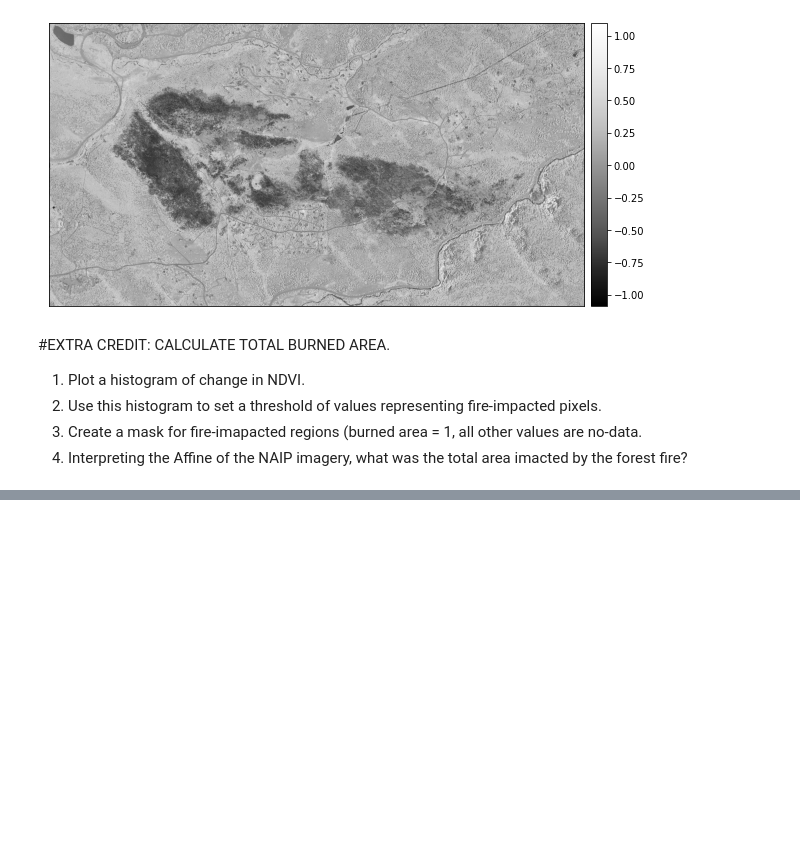
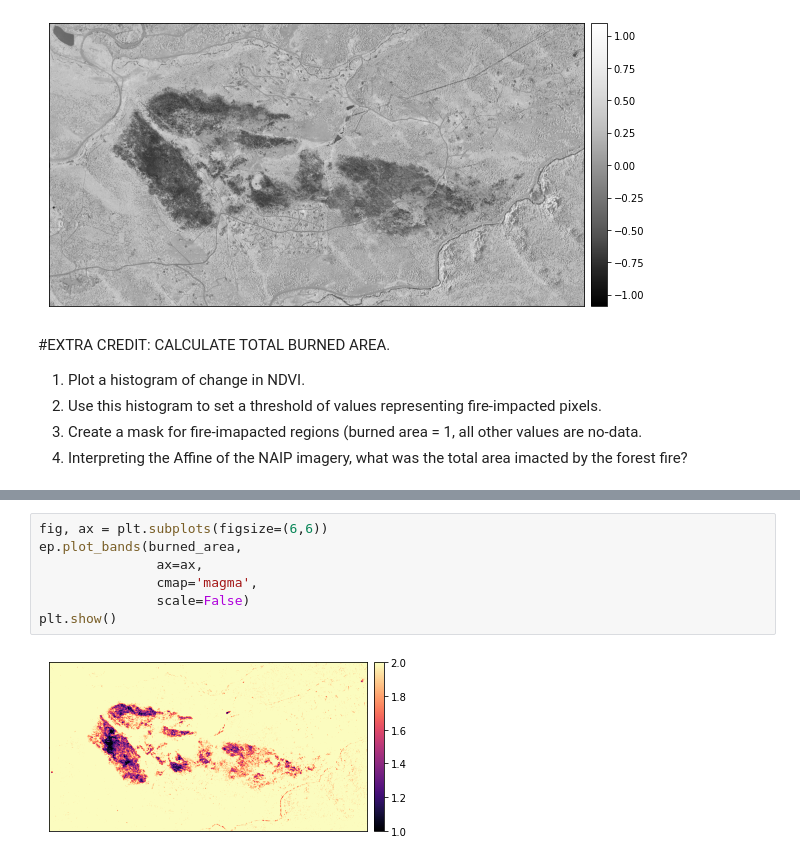
Before and after one commit to megmkoch/EnvDatSci22, a Jupyter notebook: CodeSprints/RasterData101.ipynb, the cells around one changed output, grey strips where cells are left out. Cells and saved outputs as stored; diff of their text form; blank space fills up the shorter version.

```diff
--- a/CodeSprints/RasterData101.ipynb
+++ b/CodeSprints/RasterData101.ipynb
@@ -664,0 +670,9 @@ AttributeError: ignored
+# %%
+fig, ax = plt.subplots(figsize=(6,6))
+ep.plot_bands(burned_area,
+               ax=ax,
+               cmap='magma',
+               scale=False)
+plt.show()
+# %% [output]
+[figure, added]
```
Also changed, not shown: parts of 9 cells of this notebook.
